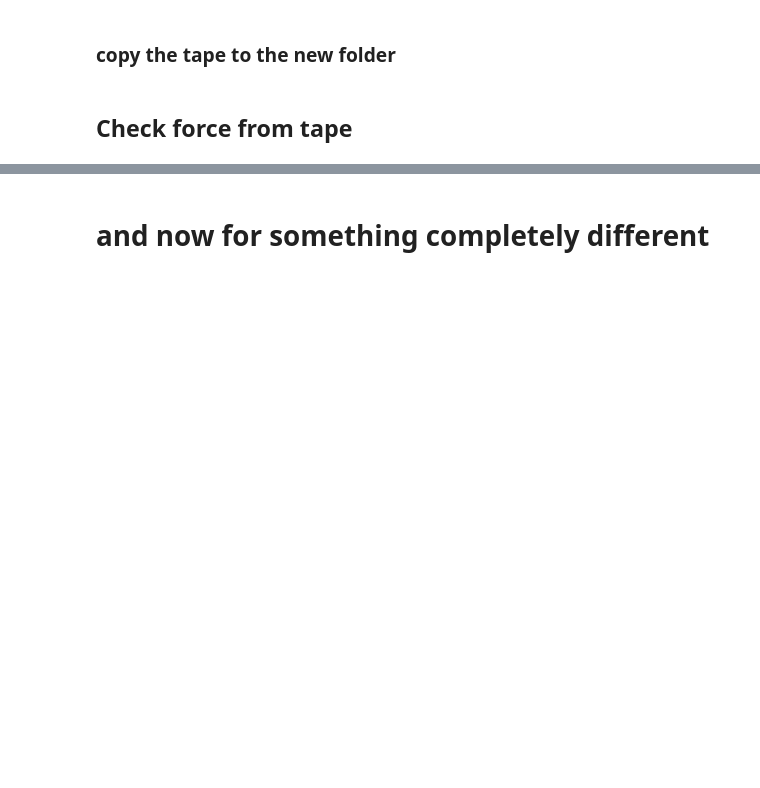
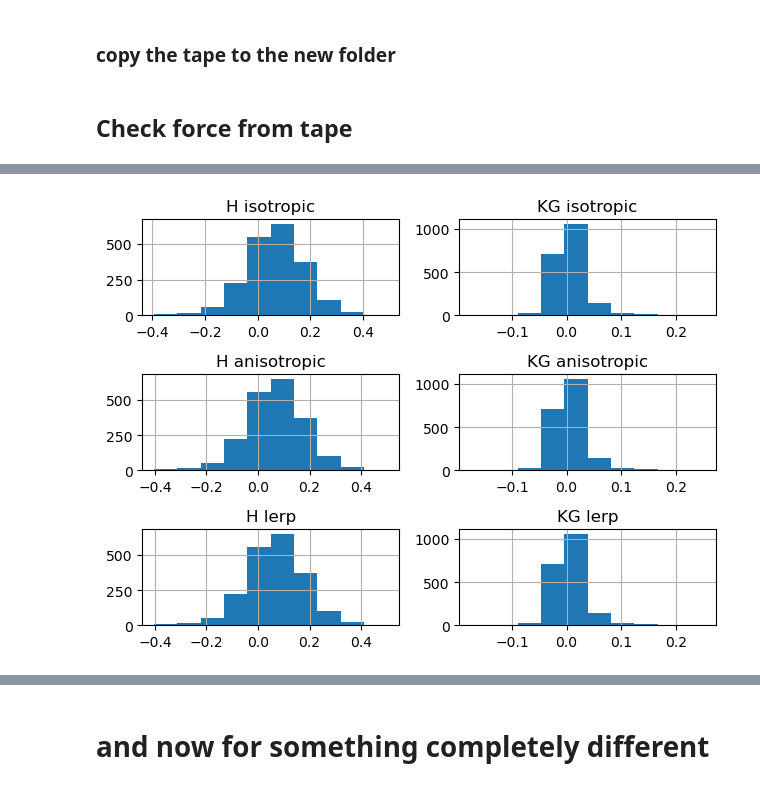
Before and after one commit to yoavrv/trisurf-python, a Jupyter notebook: Test_curvature_calculations.ipynb, the cells around one changed output, grey strips where cells are left out. Saved outputs shown, nothing was run; the diff lists cells and outputs as text; code cells hidden in the pictures; blank space fills up the shorter version.

```diff
--- a/Test_curvature_calculations.ipynb
+++ b/Test_curvature_calculations.ipynb
@@ -20,7 +20,7 @@ trisurf_test = Path('/opt/workspace/msc_project/simulations'
 # children = lambda path: list(sorted(path.iterdir()))
 # children(trisurf_test)
 # %%
-test_folder = trisurf_test/'egg_carton'
+test_folder = trisurf_test/'egg_carton'/'linterp'
 tape=None
 extra_args = []
 destroy_timesteps_at_end=False # destroy all timesteps after the test
@@ -410,0 +937,6 @@ except AttributeError as e:
+# %%
+df = pd.DataFrame({'H isotropic': v2.mean_curvature2, 'KG isotropic': v2.gaussian_curvature2,
+                   'H anisotropic': v2.mean_curvature, 'KG anisotropic': v2.gaussian_curvature,
+                   'H lerp': v2.mean_curvature3,'KG lerp': v2.gaussian_curvature3
+                  })
+df.describe()
@@ -410,0 +953,5 @@ except AttributeError as e:
+# %%
+df.hist()
+plt.tight_layout()
+# %% [output]
+[figure, added]
```
Also changed, not shown: parts of 163 cells of this notebook, 5 other files.
